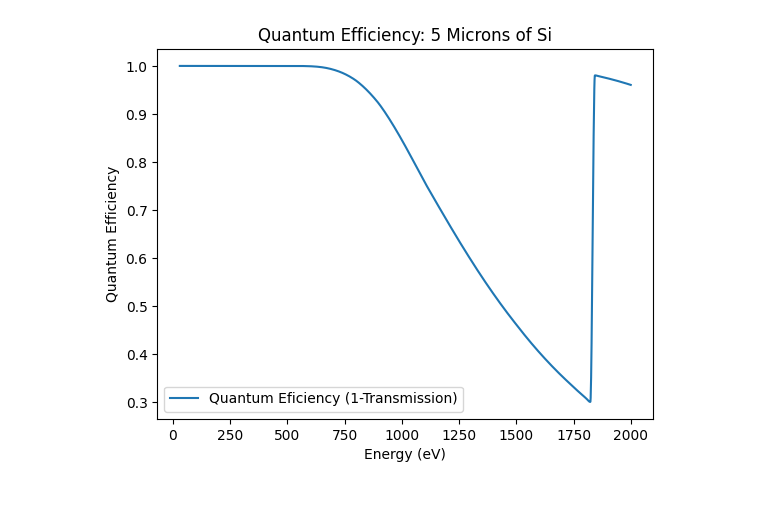
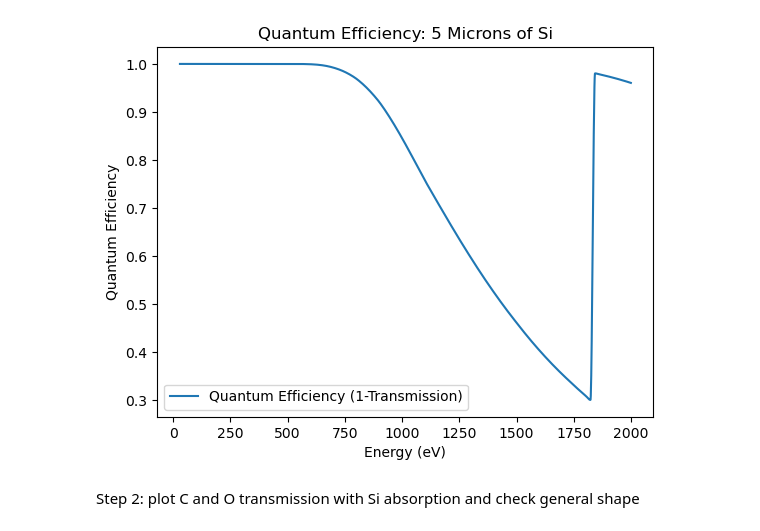
Before and after one commit to Cbantz/cxro_transmission_modelling, a Jupyter notebook: CXRO_Access_test_and_interpolation.ipynb, the cells around one changed output. Cells and saved outputs as stored; diff of their text form; code cells hidden in the pictures; blank space fills up the shorter version.

```diff
--- a/CXRO_Access_test_and_interpolation.ipynb
+++ b/CXRO_Access_test_and_interpolation.ipynb
@@ -24,9 +24,11 @@ plt.show()
 # %%
-plt.plot(test_range, 1 - interpolated_transmission(test_range), label="Quantum Eficiency (1-Transmission)")
+plt.plot(test_range, 1 - interpolated_transmission(test_range), label="Quantum Efficiency (1-Transmission)")
 plt.title("Quantum Efficiency: 5 Microns of Si")
 plt.xlabel("Energy (eV)")
 plt.ylabel("Quantum Efficiency")
 plt.legend()
 plt.show()
 # %% [output]
-[figure, old version]
+[figure, new version]
+# %% [markdown]
+Step 2: plot C and O transmission with Si absorption and check general shape
```
Also changed, not shown: parts of 13 cells of this notebook.
